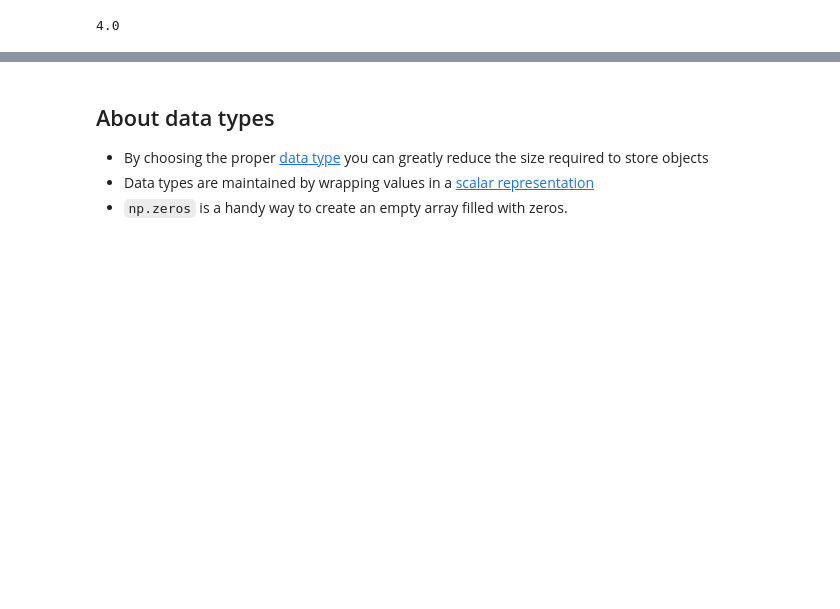
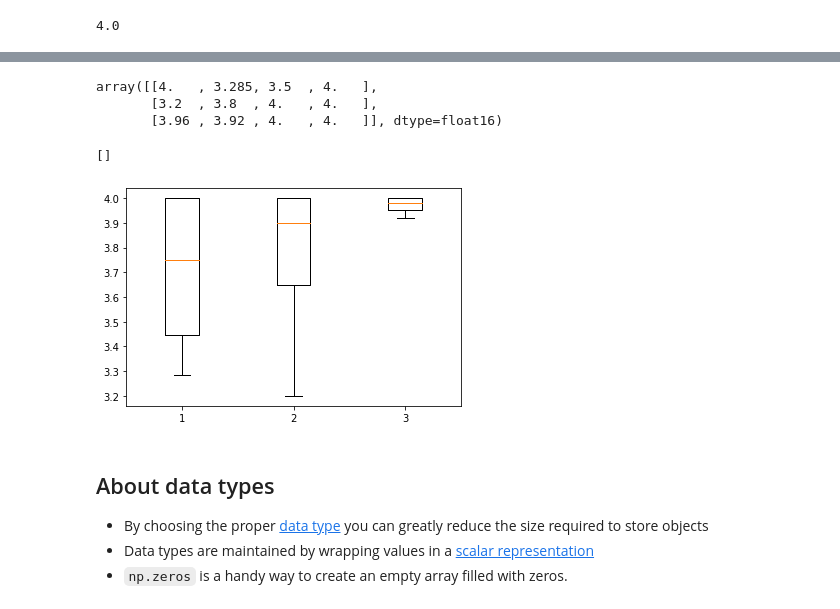
Before and after one commit to malte-n/learnPython, a Jupyter notebook: Introduction to NumPy.ipynb, the cells around one changed output, grey strips where cells are left out. Saved outputs shown, nothing was run; the diff lists cells and outputs as text; code cells hidden in the pictures; blank space fills up the shorter version.

```diff
--- a/Introduction to NumPy.ipynb
+++ b/Introduction to NumPy.ipynb
@@ -54,11 +55,9 @@ gpas.size
 * "axis" is just another name for "dimension"
 # %%
 students_gpas = np.array([
-    [4.0, 3.2, 3.5, 4.0],
-    [4.0, 3.2, 3.5, 4.0],
-    [4.0, 3.2, 3.5, 4.0],
-    [4.0, 3.2, 3.5, 4.0],
-    [4.0, 3.2, 3.5, 4.0]
+    [4.0, 3.285, 3.5, 4.0],
+    [3.2, 3.8, 4.0, 4.],
+    [3.96, 3.92, 4., 4.0],
 ], np.float16)
 students_gpas
 # %% [output]
@@ -123,3 +153,15 @@ students_gpas[2][3]
+# %%
+students_gpas
+# %% [output]
+array([[4.   , 3.285, 3.5  , 4.   ],
+       [3.2  , 3.8  , 4.   , 4.   ],
+       [3.96 , 3.92 , 4.   , 4.   ]], dtype=float16)
+# %%
+plt.boxplot(students_gpas.T)
+plt.plot()
+# %% [output]
+[]
+[figure, added]
 # %% [markdown]
 ## About data types
 * By choosing the proper [data type](https://docs.scipy.org/doc/numpy-1.14.0/user/basics.types.html) you can greatly reduce the size required to store objects
```
Also changed, not shown: parts of 61 cells of this notebook.
